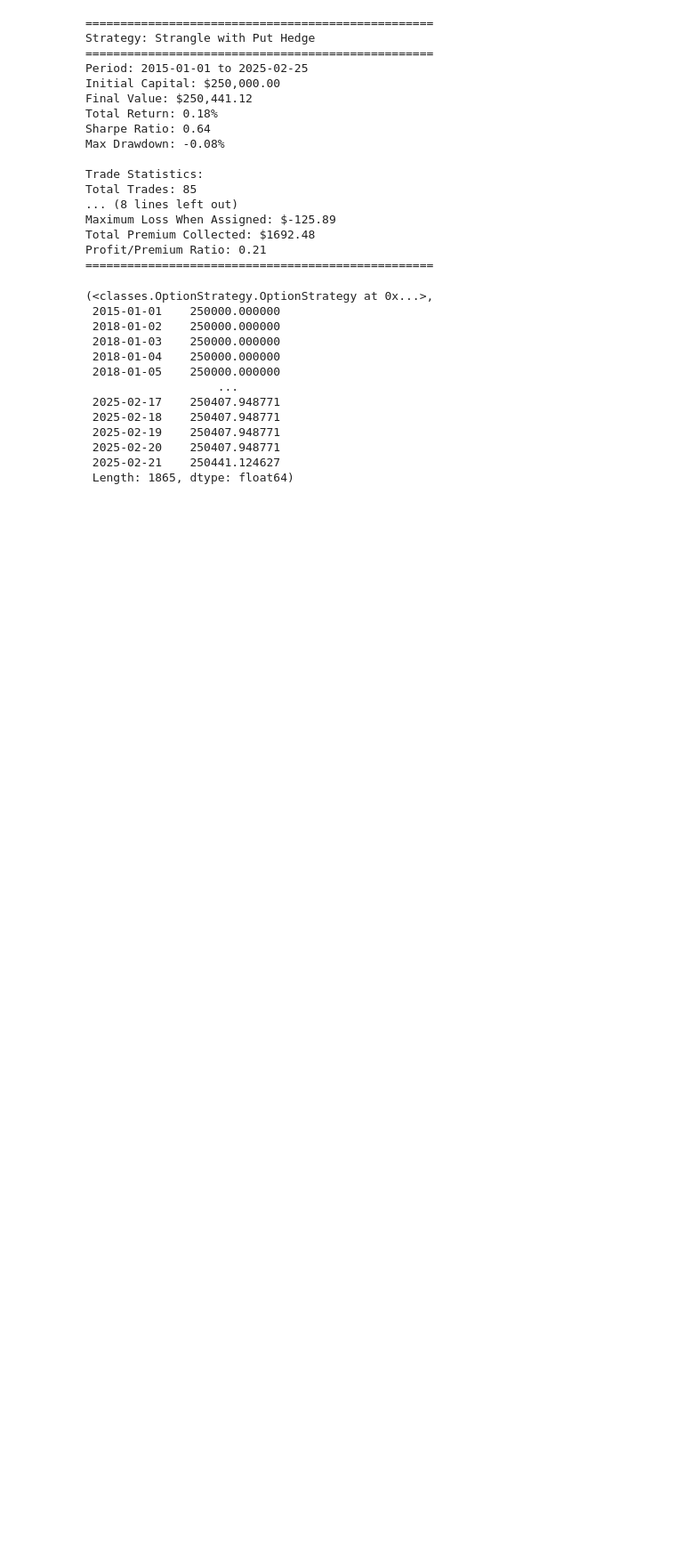
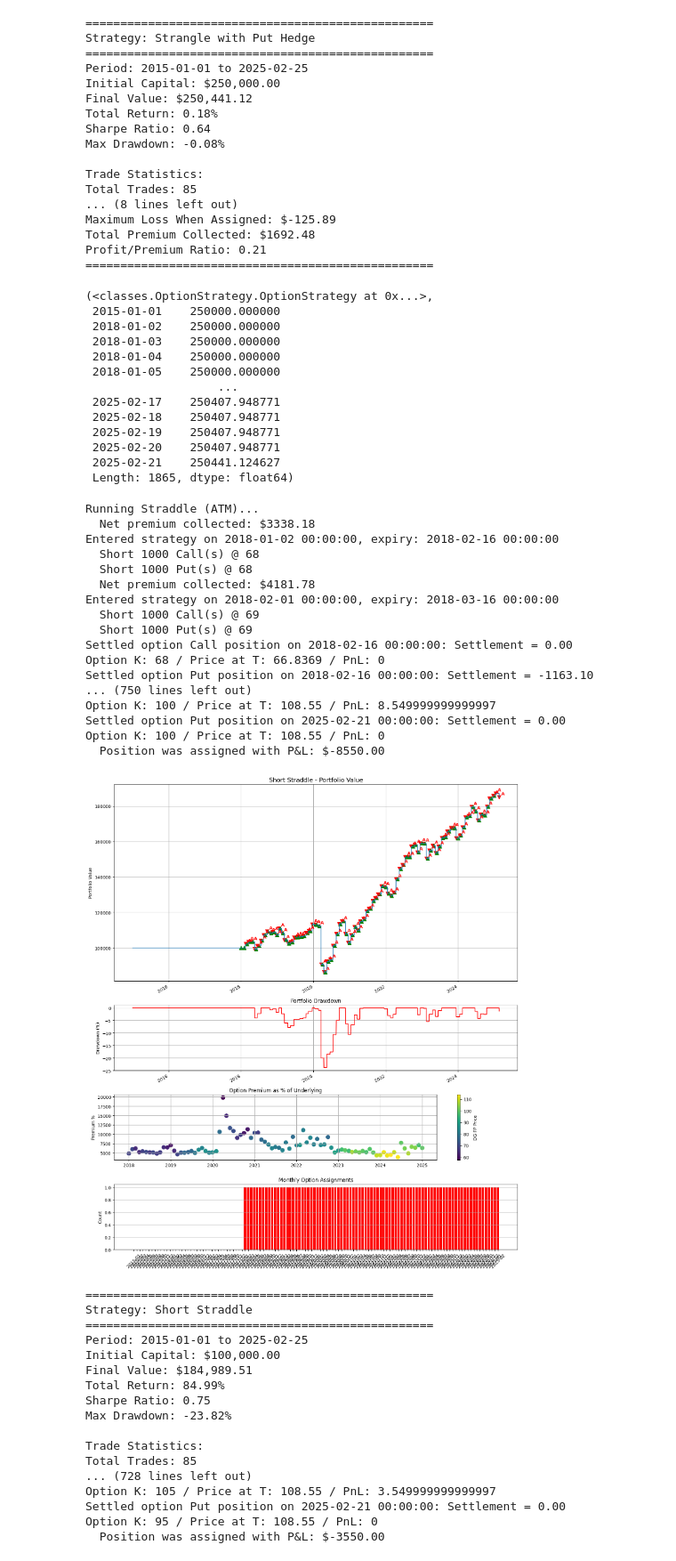
Before and after one commit to VNAZZARENO/pyNazzaOpt, a Jupyter notebook: research.ipynb, the cells around one changed output. Shown at 89% size. Drawn from its saved outputs; the diff is of its cells as text; code cells hidden in the pictures; blank space fills up the shorter version.

```diff
--- a/research.ipynb
+++ b/research.ipynb
@@ -688,3 +688,41 @@ Profit/Premium Ratio: 0.21
  2025-02-20    250407.948771
  2025-02-21    250441.124627
  Length: 1865, dtype: float64)
+# %%
+compare_strategies(df, "DG FP", start_date=pd.Timestamp("2015-01-01"), end_date=pd.Timestamp("2025-02-25"), position_sizing=1000)
+# %% [output]
+Running Straddle (ATM)...
+  Net premium collected: $3338.18
+Entered strategy on 2018-01-02 00:00:00, expiry: 2018-02-16 00:00:00
+  Short 1000 Call(s) @ 68
+  Short 1000 Put(s) @ 68
+  Net premium collected: $4181.78
+Entered strategy on 2018-02-01 00:00:00, expiry: 2018-03-16 00:00:00
+  Short 1000 Call(s) @ 69
+  Short 1000 Put(s) @ 69
+Settled option Call position on 2018-02-16 00:00:00: Settlement = 0.00
+Option K: 68 / Price at T: 66.8369 / PnL: 0
+Settled option Put position on 2018-02-16 00:00:00: Settlement = -1163.10
+... (750 lines left out)
+Option K: 100 / Price at T: 108.55 / PnL: 8.549999999999997
+Settled option Put position on 2025-02-21 00:00:00: Settlement = 0.00
+Option K: 100 / Price at T: 108.55 / PnL: 0
+  Position was assigned with P&L: $-8550.00
+[figure, added]
+==================================================
+Strategy: Short Straddle
+==================================================
+Period: 2015-01-01 to 2025-02-25
+Initial Capital: $100,000.00
+Final Value: $184,989.51
+Total Return: 84.99%
+Sharpe Ratio: 0.75
+Max Drawdown: -23.82%
+
+Trade Statistics:
+Total Trades: 85
+... (728 lines left out)
+Option K: 105 / Price at T: 108.55 / PnL: 3.549999999999997
+Settled option Put position on 2025-02-21 00:00:00: Settlement = 0.00
+Option K: 95 / Price at T: 108.55 / PnL: 0
+  Position was assigned with P&L: $-3550.00
```
Also changed, not shown: parts of 2 cells of this notebook.
